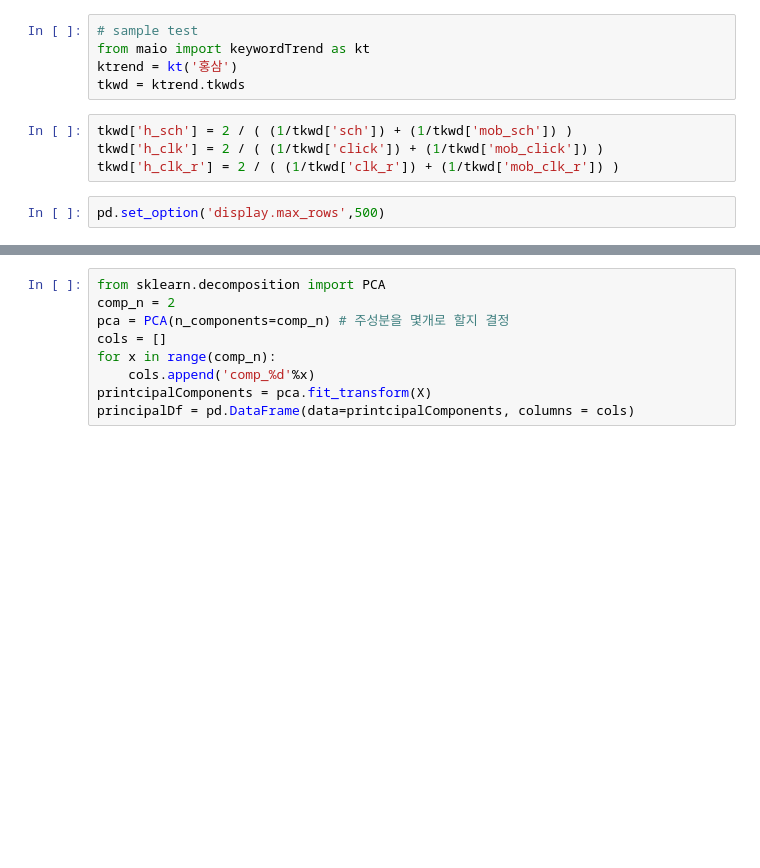
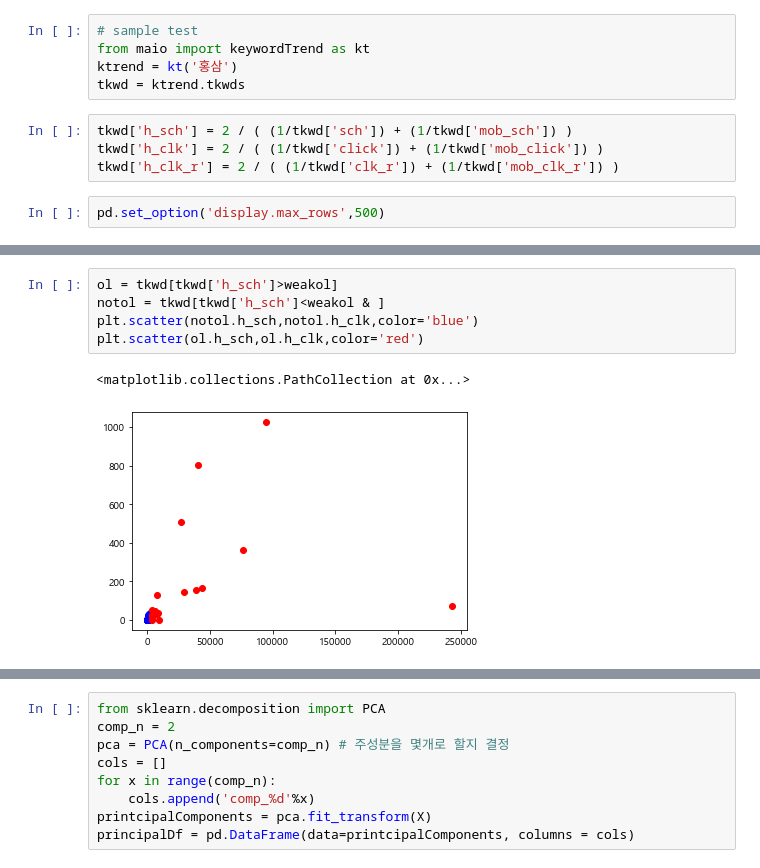
Before and after one commit to epsilon-deltta/MAIO, a Jupyter notebook: feature_engineering.ipynb, the cells around one changed output, grey strips where cells are left out. Drawn from its saved outputs; the diff is of its cells as text; blank space fills up the shorter version.

```diff
--- a/feature_engineering.ipynb
+++ b/feature_engineering.ipynb
@@ -41,0 +81,8 @@ kwds = ktrend.get_keywords()
+# %%
+ol = tkwd[tkwd['h_sch']>weakol]
+notol = tkwd[tkwd['h_sch']<weakol & ]
+plt.scatter(notol.h_sch,notol.h_clk,color='blue')
+plt.scatter(ol.h_sch,ol.h_clk,color='red')
+# %% [output]
+<matplotlib.collections.PathCollection at 0x...>
+[figure, added]
```
Also changed, not shown: parts of 11 cells of this notebook.
